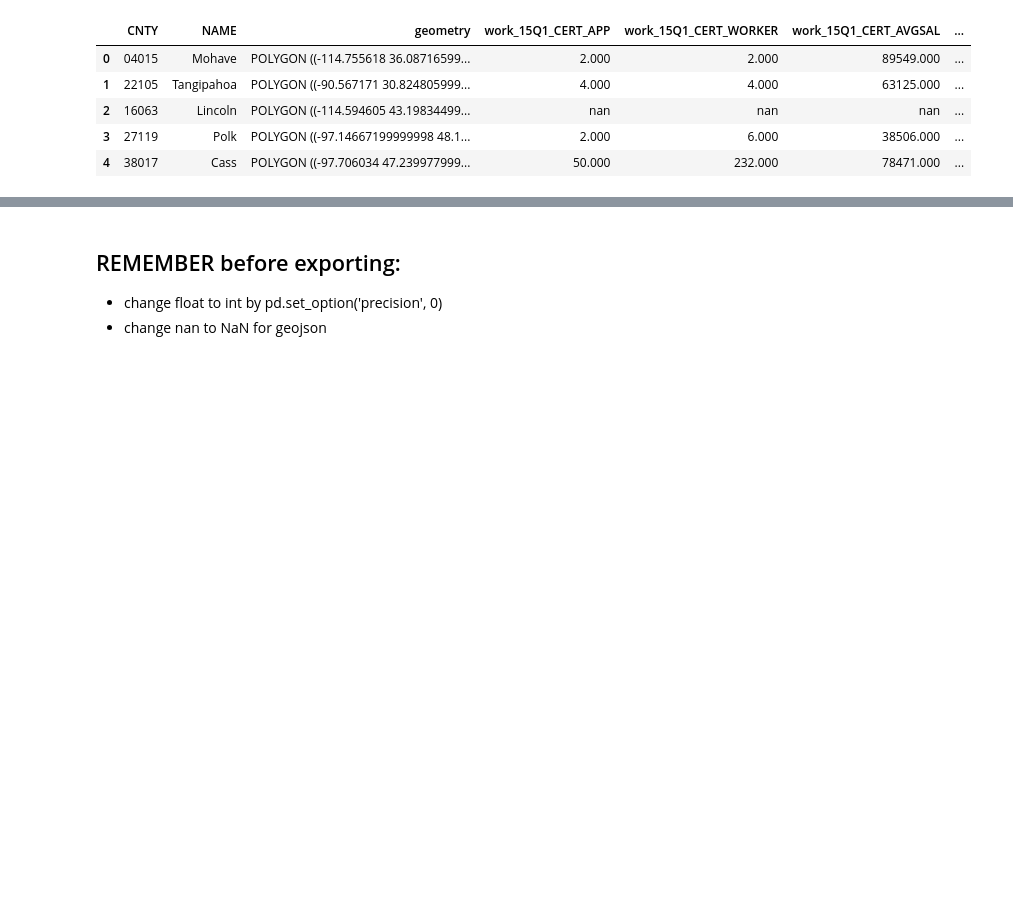
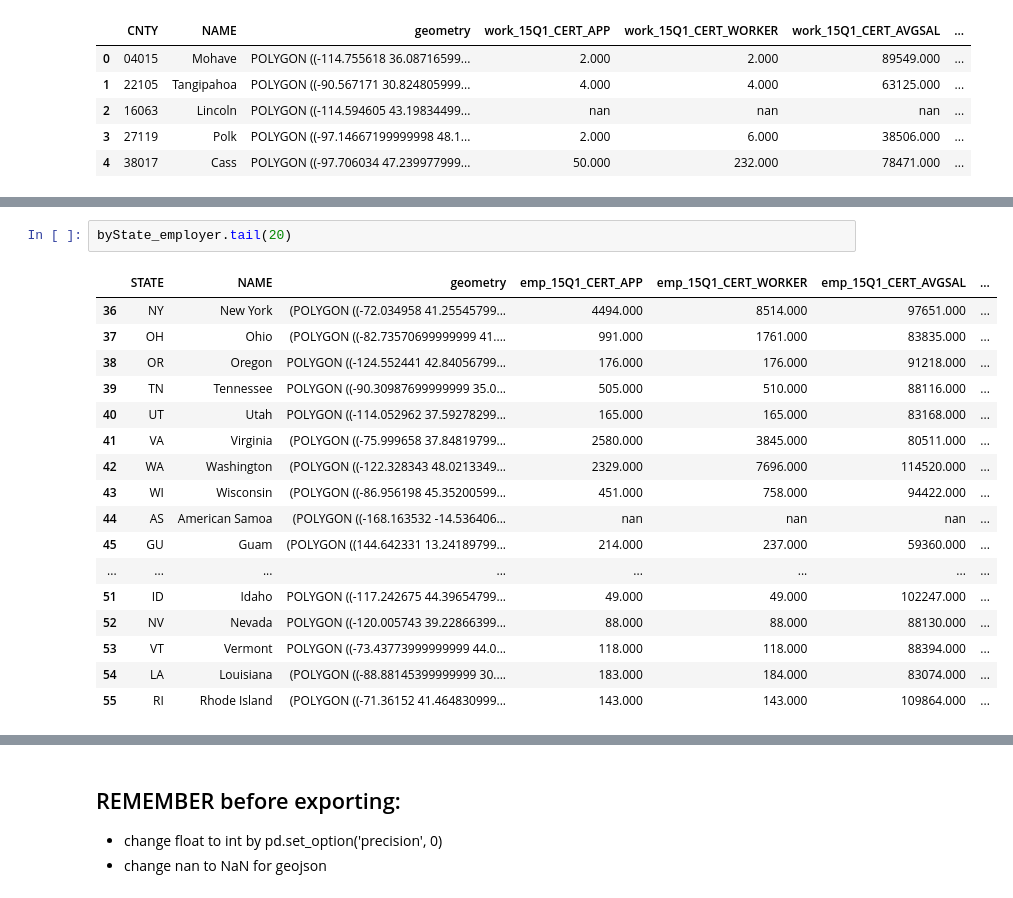
Before and after one commit to aakims/american-dreams.temp, a Jupyter notebook: notebook/Reshaping-Exporting for vector tiles.ipynb, the cells around one changed output, grey strips where cells are left out. Drawn from its saved outputs; the diff is of its cells as text; blank space fills up the shorter version.

```diff
--- a/notebook/Reshaping-Exporting for vector tiles.ipynb
+++ b/notebook/Reshaping-Exporting for vector tiles.ipynb
@@ -486,0 +517,20 @@ byCounty_worksite.head()
+# %%
+byState_employer.tail(20)
+# %% [output]
+|  | STATE | NAME | geometry | emp_15Q1_CERT_APP | emp_15Q1_CERT_WORKER | emp_15Q1_CERT_AVGSAL | ... |
+| 36 | NY | New York | (POLYGON ((-72.034958 41.25545799... | 4494.000 | 8514.000 | 97651.000 | ... |
+| 37 | OH | Ohio | (POLYGON ((-82.73570699999999 41.... | 991.000 | 1761.000 | 83835.000 | ... |
+| 38 | OR | Oregon | POLYGON ((-124.552441 42.84056799... | 176.000 | 176.000 | 91218.000 | ... |
+| 39 | TN | Tennessee | POLYGON ((-90.30987699999999 35.0... | 505.000 | 510.000 | 88116.000 | ... |
+| 40 | UT | Utah | POLYGON ((-114.052962 37.59278299... | 165.000 | 165.000 | 83168.000 | ... |
+| 41 | VA | Virginia | (POLYGON ((-75.999658 37.84819799... | 2580.000 | 3845.000 | 80511.000 | ... |
+| 42 | WA | Washington | (POLYGON ((-122.328343 48.0213349... | 2329.000 | 7696.000 | 114520.000 | ... |
+| 43 | WI | Wisconsin | (POLYGON ((-86.956198 45.35200599... | 451.000 | 758.000 | 94422.000 | ... |
+| 44 | AS | American Samoa | (POLYGON ((-168.163532 -14.536406... | nan | nan | nan | ... |
+| 45 | GU | Guam | (POLYGON ((144.642331 13.24189799... | 214.000 | 237.000 | 59360.000 | ... |
+| ... | ... | ... | ... | ... | ... | ... | ... |
+| 51 | ID | Idaho | POLYGON ((-117.242675 44.39654799... | 49.000 | 49.000 | 102247.000 | ... |
+| 52 | NV | Nevada | POLYGON ((-120.005743 39.22866399... | 88.000 | 88.000 | 88130.000 | ... |
+| 53 | VT | Vermont | POLYGON ((-73.43773999999999 44.0... | 118.000 | 118.000 | 88394.000 | ... |
+| 54 | LA | Louisiana | (POLYGON ((-88.88145399999999 30.... | 183.000 | 184.000 | 83074.000 | ... |
+| 55 | RI | Rhode Island | (POLYGON ((-71.36152 41.464830999... | 143.000 | 143.000 | 109864.000 | ... |
```
Also changed, not shown: parts of 14 cells of this notebook, 5 other files.
